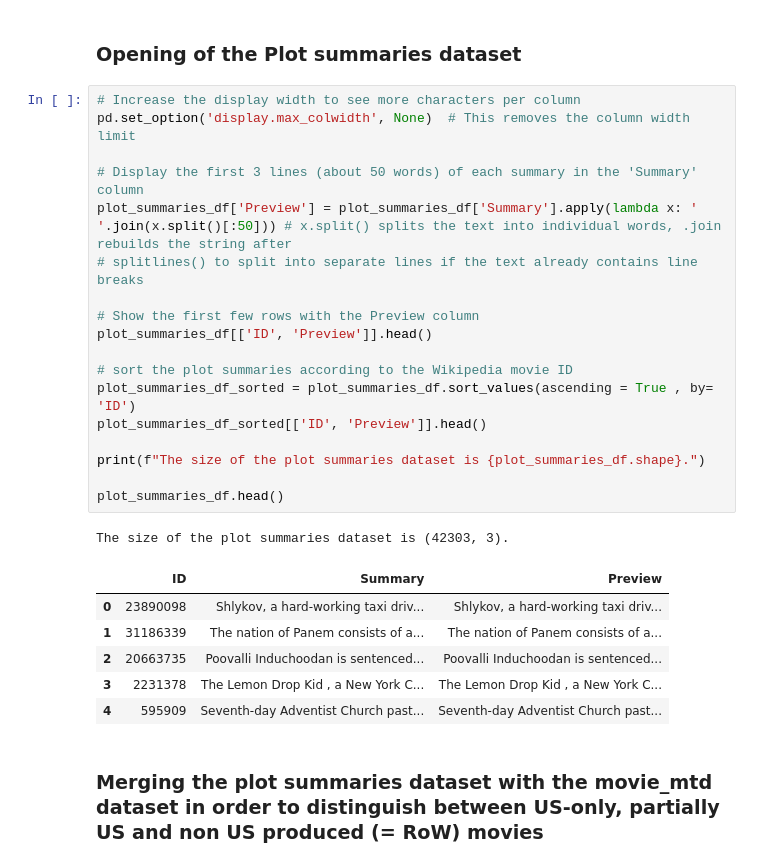
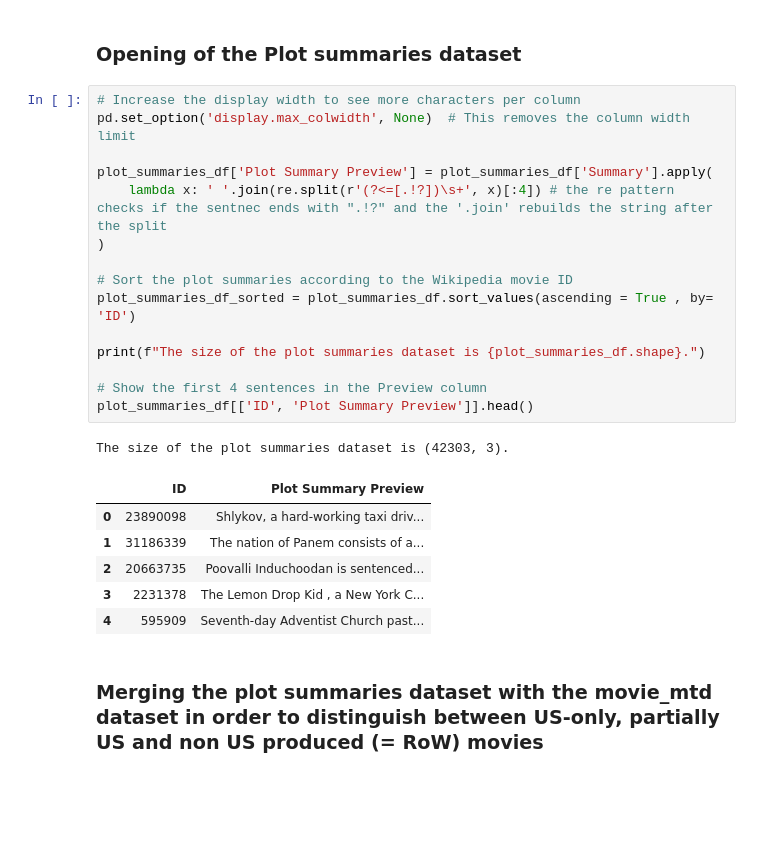
Before and after one commit to epfl-ada/ada-2024-project-adactylous, a Jupyter notebook: NLP_Luca_P3.ipynb, the cells around one changed output. Saved outputs shown, nothing was run; the diff lists cells and outputs as text; blank space fills up the shorter version.

```diff
--- a/NLP_Luca_P3.ipynb
+++ b/NLP_Luca_P3.ipynb
@@ -83,29 +76,26 @@ us_movies.head()
 # %%
 # Increase the display width to see more characters per column
 pd.set_option('display.max_colwidth', None)  # This removes the column width limit
 
-# Display the first 3 lines (about 50 words) of each summary in the 'Summary' column
-plot_summaries_df['Preview'] = plot_summaries_df['Summary'].apply(lambda x: ' '.join(x.split()[:50])) # x.split() splits the text into individual words, .join rebuilds the string after
-# splitlines() to split into separate lines if the text already contains line breaks
+plot_summaries_df['Plot Summary Preview'] = plot_summaries_df['Summary'].apply(
+    lambda x: ' '.join(re.split(r'(?<=[.!?])\s+', x)[:4]) # the re pattern checks if the sentnec ends with ".!?" and the '.join' rebuilds the string after the split
+)
 
-# Show the first few rows with the Preview column
-plot_summaries_df[['ID', 'Preview']].head()
-
-# sort the plot summaries according to the Wikipedia movie ID
+# Sort the plot summaries according to the Wikipedia movie ID
 plot_summaries_df_sorted = plot_summaries_df.sort_values(ascending = True , by= 'ID')
-plot_summaries_df_sorted[['ID', 'Preview']].head()
 
 print(f"The size of the plot summaries dataset is {plot_summaries_df.shape}.")
 
-plot_summaries_df.head()
+# Show the first 4 sentences in the Preview column
+plot_summaries_df[['ID', 'Plot Summary Preview']].head()
 # %% [output]
 The size of the plot summaries dataset is (42303, 3).
-|  | ID | Summary | Preview |
-| 0 | 23890098 | Shlykov, a hard-working taxi driv... | Shlykov, a hard-working taxi driv... |
-| 1 | 31186339 | The nation of Panem consists of a... | The nation of Panem consists of a... |
-| 2 | 20663735 | Poovalli Induchoodan is sentenced... | Poovalli Induchoodan is sentenced... |
-| 3 | 2231378 | The Lemon Drop Kid , a New York C... | The Lemon Drop Kid , a New York C... |
-| 4 | 595909 | Seventh-day Adventist Church past... | Seventh-day Adventist Church past... |
+|  | ID | Plot Summary Preview |
+| 0 | 23890098 | Shlykov, a hard-working taxi driv... |
+| 1 | 31186339 | The nation of Panem consists of a... |
+| 2 | 20663735 | Poovalli Induchoodan is sentenced... |
+| 3 | 2231378 | The Lemon Drop Kid , a New York C... |
+| 4 | 595909 | Seventh-day Adventist Church past... |
 # %% [markdown]
 ### Merging the plot summaries dataset with the movie_mtd dataset in order to distinguish between US-only, partially US and non US produced (= RoW) movies
 # %%
```
Also changed, not shown: parts of 31 cells of this notebook, 8 other files.
